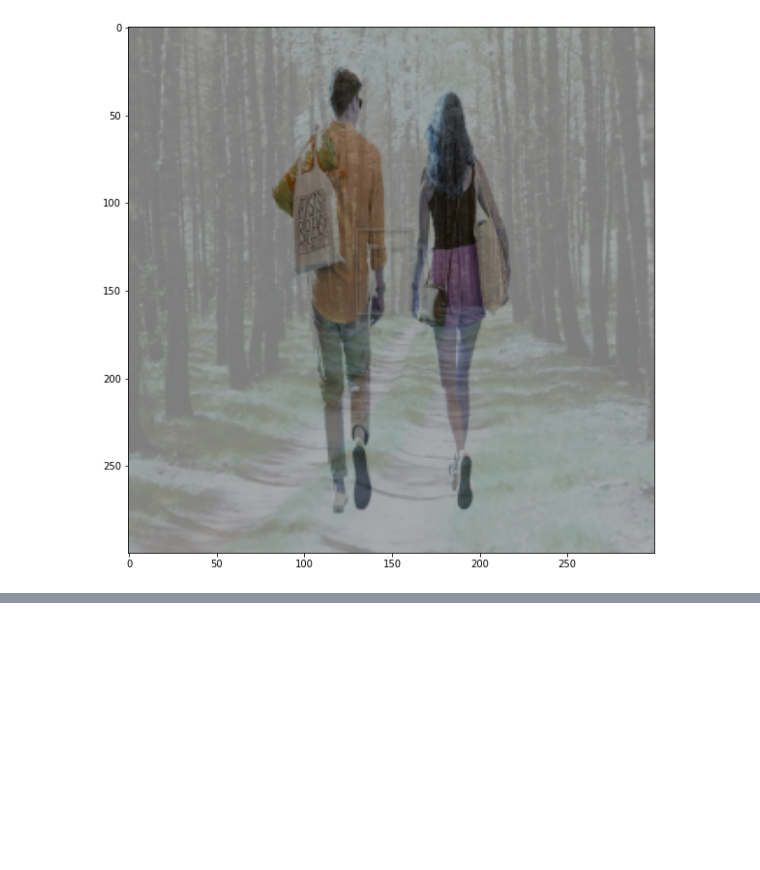
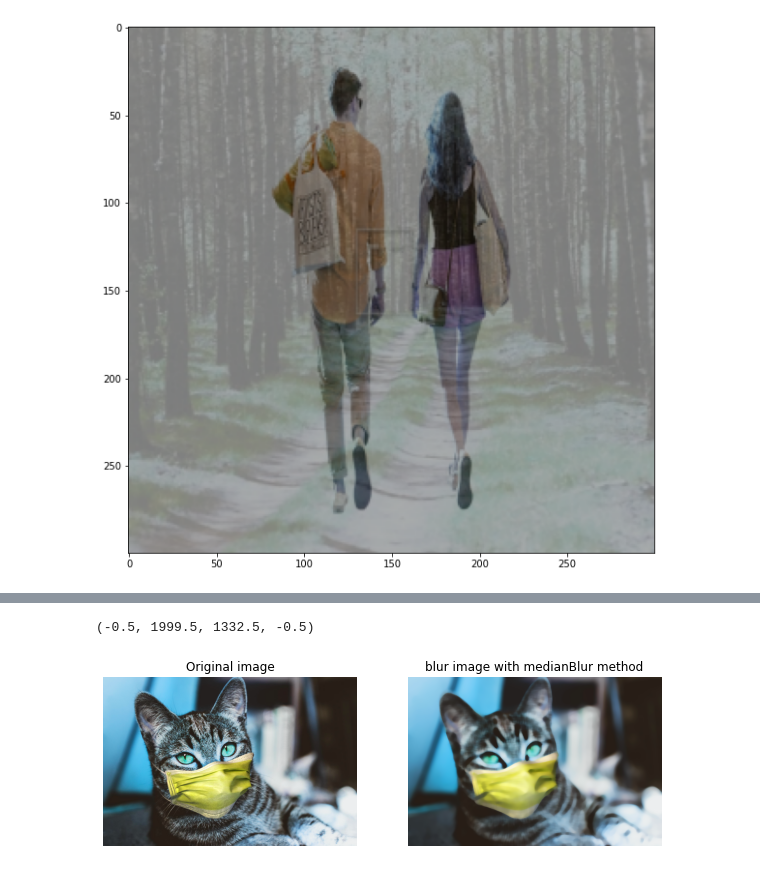
Before and after one commit to CarlosTheran/Mat4906-ML, a Jupyter notebook: image_data_analysis.ipynb, the cells around one changed output, grey strips where cells are left out. Cells and saved outputs as stored; diff of their text form; code cells hidden in the pictures; blank space fills up the shorter version.

```diff
--- a/image_data_analysis.ipynb
+++ b/image_data_analysis.ipynb
@@ -52,0 +100,16 @@ plt.imshow(dst)
+# %%
+
+
+img_median = cv2.medianBlur(img_cat,31)
+plt.figure(figsize=(10,10))
+plt.subplot(121)
+plt.imshow(img_cat)
+plt.gca().set_title('Original image')
+plt.axis('off')
+plt.subplot(122)
+plt.imshow(img_median)
+plt.gca().set_title('blur image with medianBlur method')
+plt.axis('off')
+# %% [output]
+(-0.5, 1999.5, 1332.5, -0.5)
+[figure, added]
```
Also changed, not shown: parts of 7 cells of this notebook.
